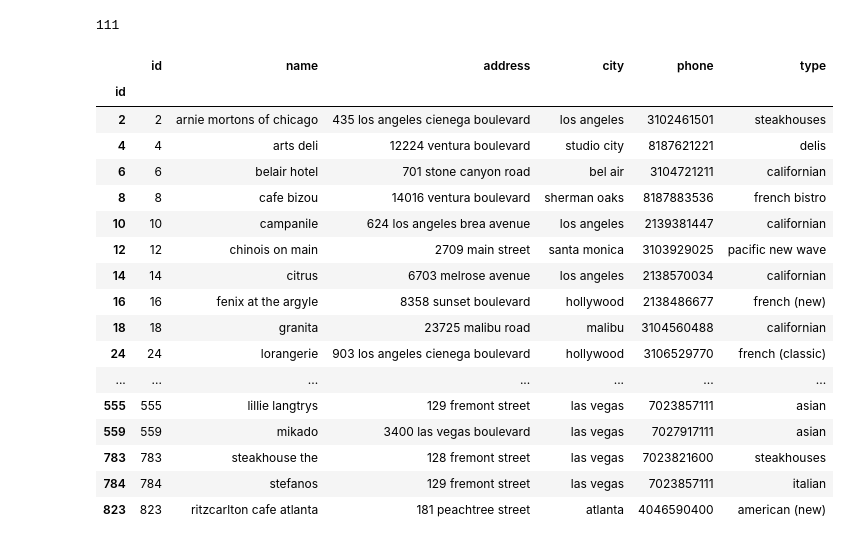
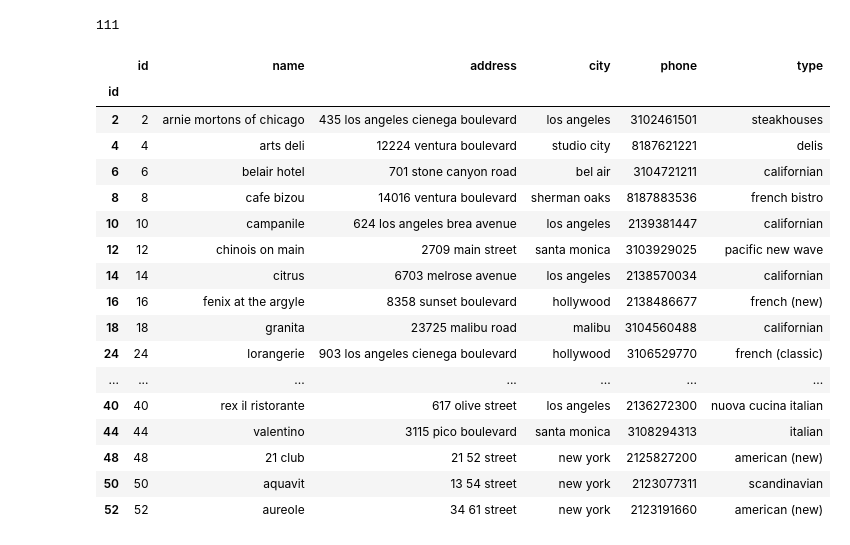
Before and after one commit to alch94/dmdb_duplicate_recognition, a Jupyter notebook: Notebooks/remove_duplicates.ipynb, the cells around one changed output. Saved outputs shown, nothing was run; the diff lists cells and outputs as text; code cells hidden in the pictures.

```diff
--- a/Notebooks/remove_duplicates.ipynb
+++ b/Notebooks/remove_duplicates.ipynb
@@ -161,25 +142,25 @@ len(restaurant_duplicates)
 # %% [output]
 111
 # %%
-restaurant_duplicates
+restaurant_duplicates.head(20)
 # %% [output]
 |  | id | name | address | city | phone | type |
 | id |  |  |  |  |  |  |
 | 2 | 2 | arnie mortons of chicago | 435 los angeles cienega boulevard | los angeles | 3102461501 | steakhouses |
 | 4 | 4 | arts deli | 12224 ventura boulevard | studio city | 8187621221 | delis |
 | 6 | 6 | belair hotel | 701 stone canyon road | bel air | 3104721211 | californian |
 | 8 | 8 | cafe bizou | 14016 ventura boulevard | sherman oaks | 8187883536 | french bistro |
 | 10 | 10 | campanile | 624 los angeles brea avenue | los angeles | 2139381447 | californian |
 | 12 | 12 | chinois on main | 2709 main street | santa monica | 3103929025 | pacific new wave |
 | 14 | 14 | citrus | 6703 melrose avenue | los angeles | 2138570034 | californian |
 | 16 | 16 | fenix at the argyle | 8358 sunset boulevard | hollywood | 2138486677 | french (new) |
 | 18 | 18 | granita | 23725 malibu road | malibu | 3104560488 | californian |
 | 24 | 24 | lorangerie | 903 los angeles cienega boulevard | hollywood | 3106529770 | french (classic) |
 | ... | ... | ... | ... | ... | ... | ... |
-| 555 | 555 | lillie langtrys | 129 fremont street | las vegas | 7023857111 | asian |
-| 559 | 559 | mikado | 3400 las vegas boulevard | las vegas | 7027917111 | asian |
-| 783 | 783 | steakhouse the | 128 fremont street | las vegas | 7023821600 | steakhouses |
-| 784 | 784 | stefanos | 129 fremont street | las vegas | 7023857111 | italian |
-| 823 | 823 | ritzcarlton cafe atlanta | 181 peachtree street | atlanta | 4046590400 | american (new) |
+| 40 | 40 | rex il ristorante | 617 olive street | los angeles | 2136272300 | nuova cucina italian |
+| 44 | 44 | valentino | 3115 pico boulevard | santa monica | 3108294313 | italian |
+| 48 | 48 | 21 club | 21 52 street | new york | 2125827200 | american (new) |
+| 50 | 50 | aquavit | 13 54 street | new york | 2123077311 | scandinavian |
+| 52 | 52 | aureole | 34 61 street | new york | 2123191660 | american (new) |
 # %%
 # Check the dataset without duplicates
```
Also changed, not shown: parts of 9 cells of this notebook, 6 other files.
